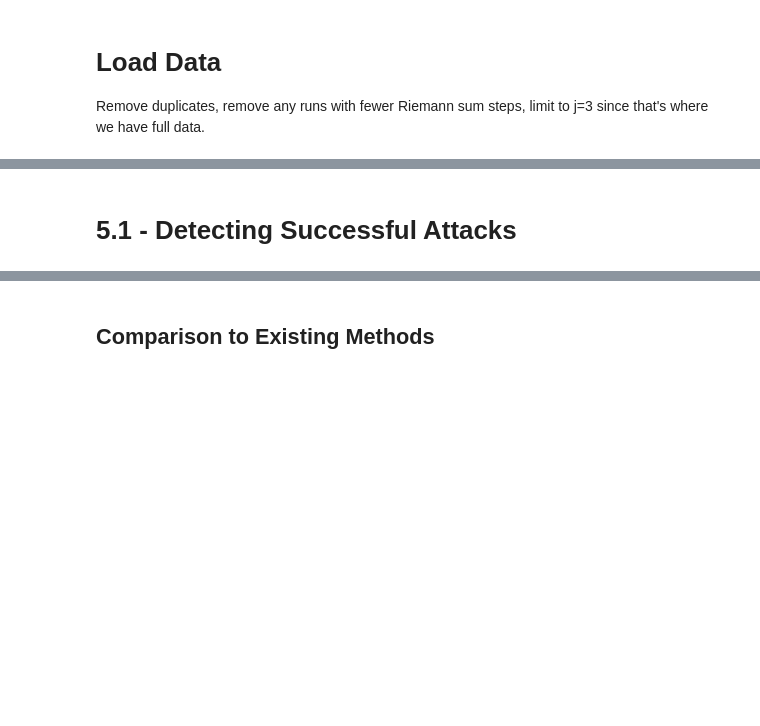
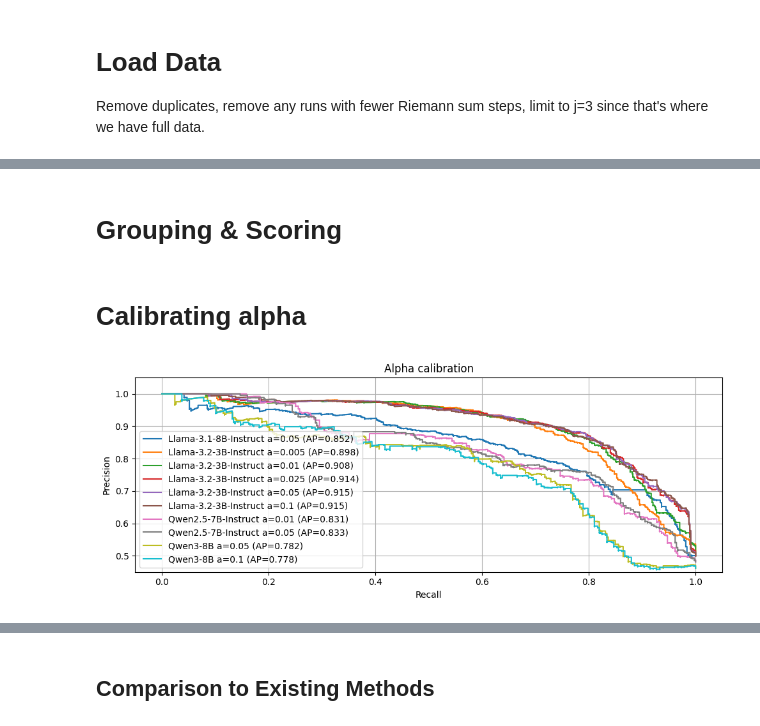
Before and after one commit to alexbecker/prompt-injection, a Jupyter notebook: analysis.ipynb, the cells around one changed output, grey strips where cells are left out. Saved outputs shown, nothing was run; the diff lists cells and outputs as text; code cells hidden in the pictures; blank space fills up the shorter version.

```diff
--- a/analysis.ipynb
+++ b/analysis.ipynb
@@ -90,5 +77,5 @@ df["model_short"] = df["model"].apply(lambda model: model.split("/")[1])
-# %% [markdown]
-# 5.1 - Detecting Successful Attacks
+# %% [markdown]
+# Grouping & Scoring
 # %%
 from sklearn.metrics import precision_recall_curve, average_precision_score
 from scipy.spatial.distance import cosine, euclidean
@@ -114,3 +100,48 @@ df["euclidean_rolling_avg"] = df.apply(
     lambda row: euclidean(rolling_avg(row["user_rule_attr"]), rolling_avg(row["user_null_rule_attr"])),
     axis=1
 )
+# %% [markdown]
+# Calibrating alpha
+# %%
+fig, axs = plt.subplots(ncols=1, figsize=(10, 4))
+for (m, alpha), group in df.groupby(["model_short", "alpha"]):
+    benign_stats = {
+        (model, response_len, rule): (group["euclidean"].median(), group["euclidean"].std())
+        for (model, response_len, rule), group in df[df["group"] == "Benign"].groupby(["model_short", "response_len", "rule"])
+    }
+    weights = {
+        (model, response_len, rule, group): 1.0 / len(df_slice)
+        for (model, response_len, rule, group), df_slice in df.groupby(["model_short", "response_len", "rule", "group"])
+    }
+
+    def scale_score(row):
+        key = (row["model_short"], row["response_len"], row["rule"])
+        if key not in benign_stats:
+            return np.nan
+        median, stddev = benign_stats[key]
+        return (row["euclidean"] - median) / stddev
+
+    group["score"] = df.apply(scale_score, axis=1)
+    group["weight"] = df.apply(lambda row: weights[(row["model_short"], row["response_len"], row["rule"], row["group"])], axis=1)
+
+    group = group[group["group"].isin(["Benign", "Successful Attack"])].dropna(subset="score")
+
+    y_true = group["group"] != "Benign"
+    precision, recall, thr = precision_recall_curve(y_true, group["score"], sample_weight=group["weight"])
+    ap = average_precision_score(y_true, group["score"], sample_weight=group["weight"])
+    chance_level = (y_true * group["weight"]).sum() / group["weight"].sum()
+
+    axs.step(recall, precision, where="post", label=f"{m} a={alpha} (AP={ap:.3})")
+
+axs.set_title("Alpha calibration")
+axs.set_xlabel("Recall")
+axs.set_ylabel("Precision")
+axs.set_ylim(0.45, 1.05)
+axs.legend(loc="lower left")
+axs.grid(True)
+fig.tight_layout()
+fig.savefig(f"figures/precision_recall.png", dpi=300, bbox_inches="tight")
+plt.show()
+plt.close(fig)
+# %% [output]
+[figure, added]
```
Also changed, not shown: parts of 11 cells of this notebook, 14 other files.
